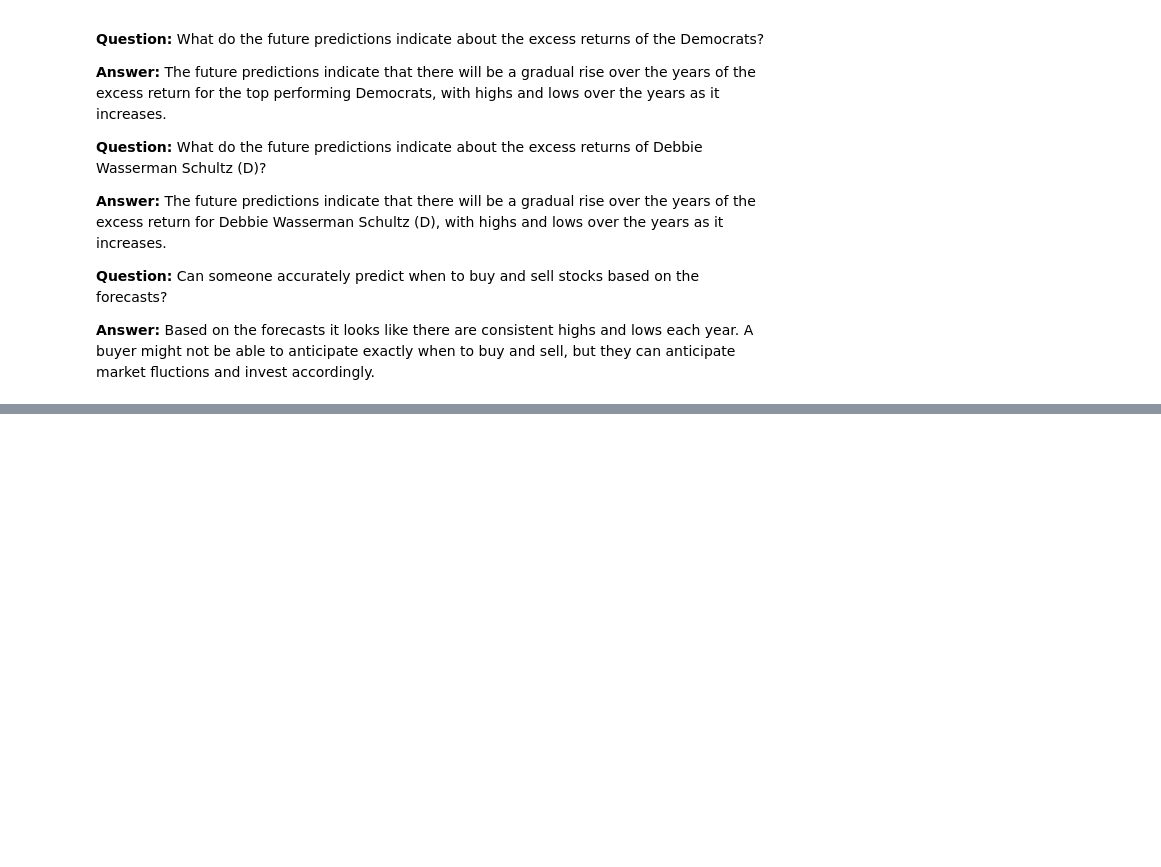
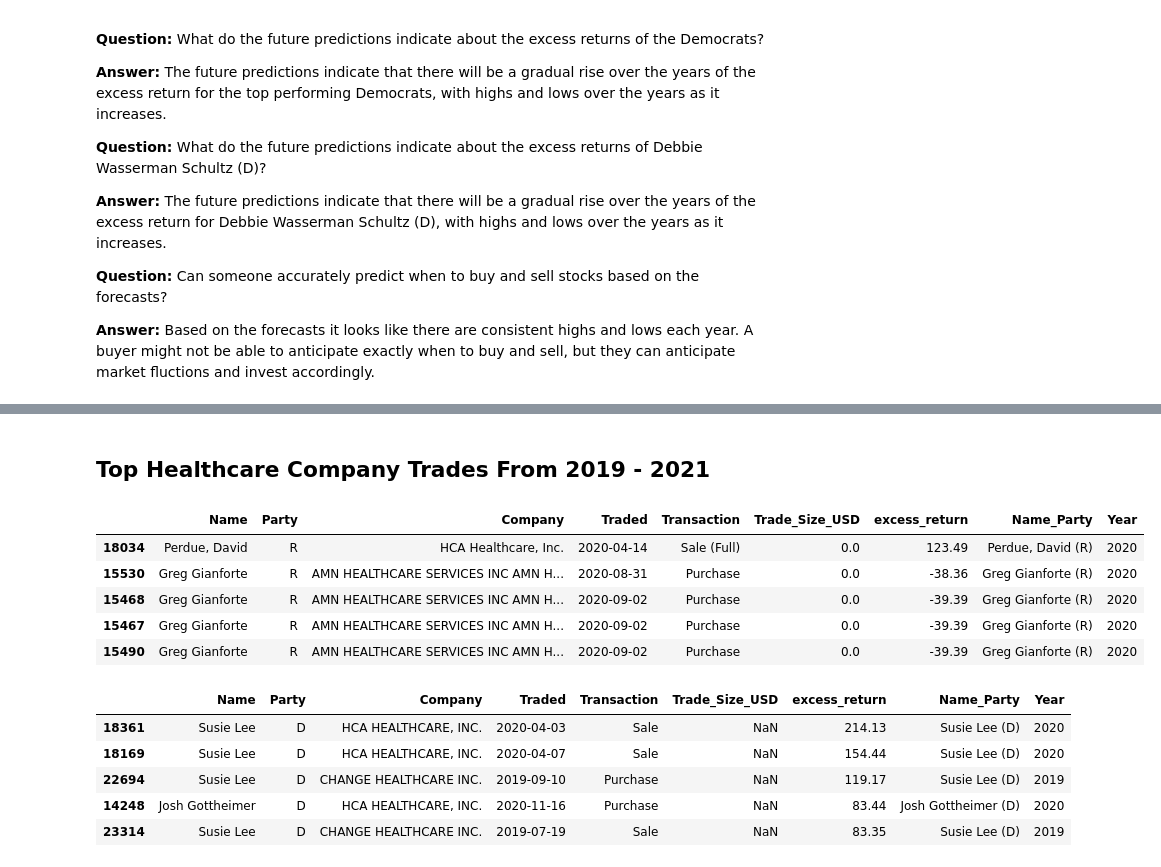
Before and after one commit to tsjohns9/ai-project-1, a Jupyter notebook: main.ipynb, the cells around one changed output, grey strips where cells are left out. Drawn from its saved outputs; the diff is of its cells as text; code cells hidden in the pictures; blank space fills up the shorter version.

```diff
--- a/main.ipynb
+++ b/main.ipynb
@@ -794,0 +881,23 @@ plt.show()
+# %% [markdown]
+## Top Healthcare Company Trades From 2019 - 2021
+# %%
+healthcare_rep_df['Trade_Size_USD'] = healthcare_rep_df['Trade_Size_USD'].fillna(0).round(2)
+healthcare_dem_df['Trade_Size_USD'] = healthcare_rep_df['Trade_Size_USD'].fillna(0).round(2)
+filtered_healthcare_df = healthcare_rep_df[(healthcare_rep_df['Year'] >= 2019) & (healthcare_rep_df['Year'] <= 2021)]
+filtered_healthcare_df_dem = healthcare_dem_df[(healthcare_dem_df['Year'] >= 2019) & (healthcare_dem_df['Year'] <= 2021)]
+
+display(filtered_healthcare_df.head())
+display(filtered_healthcare_df_dem.head())
+# %% [output]
+|  | Name | Party | Company | Traded | Transaction | Trade_Size_USD | excess_return | Name_Party | Year |
+| 18034 | Perdue, David | R | HCA Healthcare, Inc. | 2020-04-14 | Sale (Full) | 0.0 | 123.49 | Perdue, David (R) | 2020 |
+| 15530 | Greg Gianforte | R | AMN HEALTHCARE SERVICES INC AMN H... | 2020-08-31 | Purchase | 0.0 | -38.36 | Greg Gianforte (R) | 2020 |
+| 15468 | Greg Gianforte | R | AMN HEALTHCARE SERVICES INC AMN H... | 2020-09-02 | Purchase | 0.0 | -39.39 | Greg Gianforte (R) | 2020 |
+| 15467 | Greg Gianforte | R | AMN HEALTHCARE SERVICES INC AMN H... | 2020-09-02 | Purchase | 0.0 | -39.39 | Greg Gianforte (R) | 2020 |
+| 15490 | Greg Gianforte | R | AMN HEALTHCARE SERVICES INC AMN H... | 2020-09-02 | Purchase | 0.0 | -39.39 | Greg Gianforte (R) | 2020 |
+|  | Name | Party | Company | Traded | Transaction | Trade_Size_USD | excess_return | Name_Party | Year |
+| 18361 | Susie Lee | D | HCA HEALTHCARE, INC. | 2020-04-03 | Sale | NaN | 214.13 | Susie Lee (D) | 2020 |
+| 18169 | Susie Lee | D | HCA HEALTHCARE, INC. | 2020-04-07 | Sale | NaN | 154.44 | Susie Lee (D) | 2020 |
+| 22694 | Susie Lee | D | CHANGE HEALTHCARE INC. | 2019-09-10 | Purchase | NaN | 119.17 | Susie Lee (D) | 2019 |
+| 14248 | Josh Gottheimer | D | HCA HEALTHCARE, INC. | 2020-11-16 | Purchase | NaN | 83.44 | Josh Gottheimer (D) | 2020 |
+| 23314 | Susie Lee | D | CHANGE HEALTHCARE INC. | 2019-07-19 | Sale | NaN | 83.35 | Susie Lee (D) | 2019 |
```
Also changed, not shown: parts of 13 cells of this notebook.
